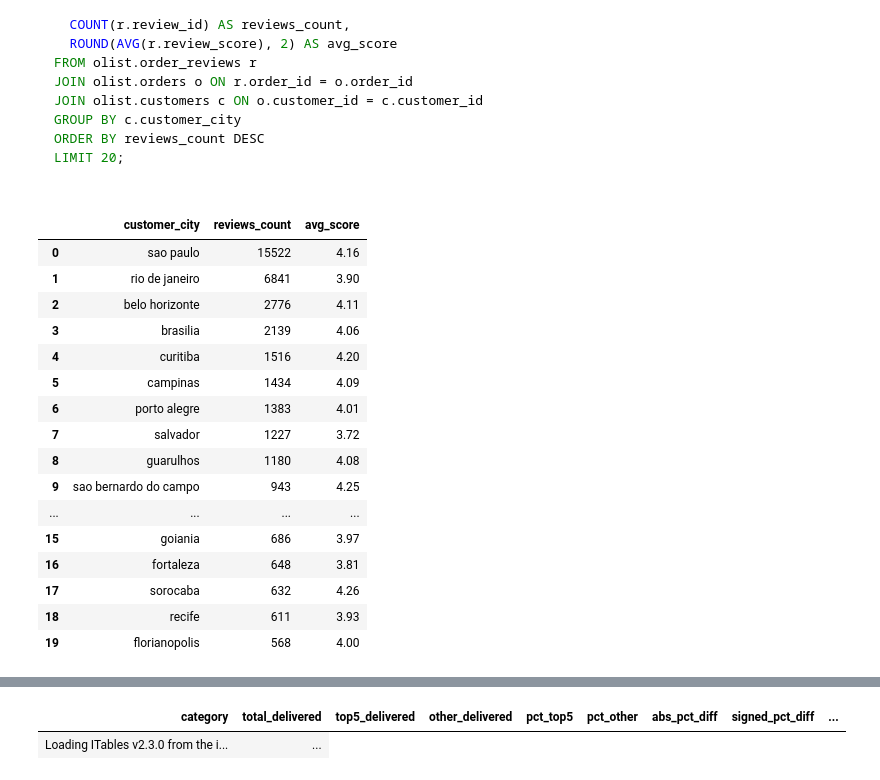
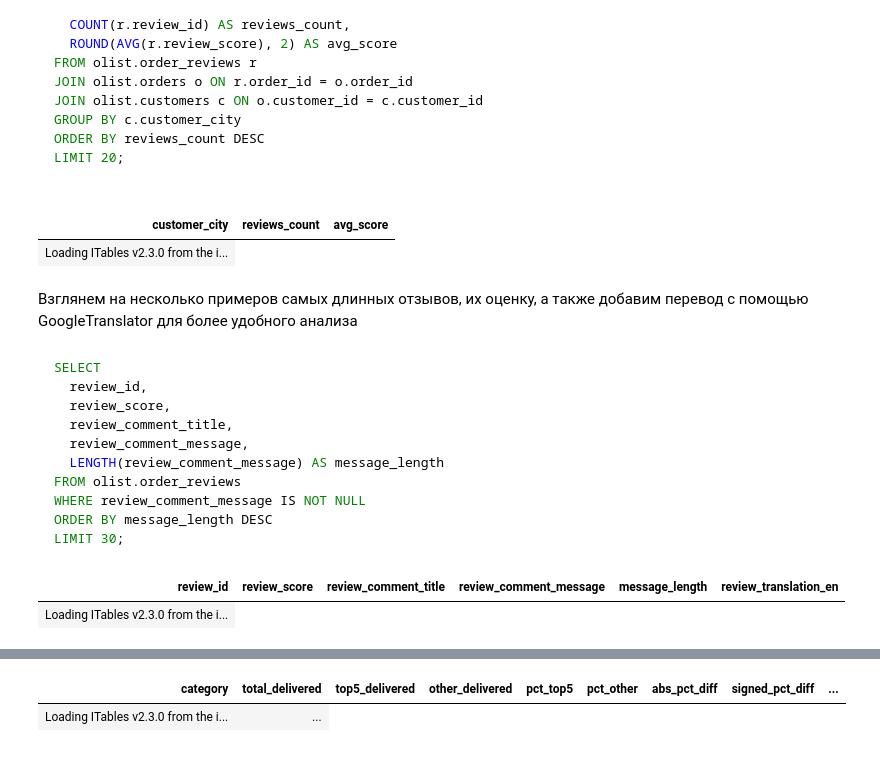
Before and after one commit to OPSphystech420/DB_Lab, a Jupyter notebook: lab_work.ipynb, the cells around one changed output, grey strips where cells are left out. Drawn from its saved outputs; the diff is of its cells as text; code cells hidden in the pictures.

````diff
--- a/lab_work.ipynb
+++ b/lab_work.ipynb
@@ -76,7 +84,7 @@ pd.set_option('display.max_rows', None)
 pd.set_option('display.max_columns', None)
 # %%
 # подключаемся к нашей локальной бд
-connection_string = 'postgresql+pg8000://username:password@localhost:port/olist_db'
+connection_string = 'postgresql+pg8000://grimreaper31:Deadpool$1@localhost:5432/olist_db'
 engine = create_engine(connection_string)
 # %% [markdown]
 ---
@@ -475,34 +566,60 @@ LIMIT 20;
 
 ```
 # %%
-display(pd.read_sql(
+show(pd.read_sql(
 """
 SELECT c.customer_city,
   COUNT(r.review_id) AS reviews_count,
   ROUND(AVG(r.review_score), 2) AS avg_score
 FROM olist.order_reviews r
 JOIN olist.orders o ON r.order_id = o.order_id
 JOIN olist.customers c ON o.customer_id = c.customer_id
 GROUP BY c.customer_city
 ORDER BY reviews_count DESC
 LIMIT 20;
 
 """, engine))
 # %% [output]
-|  | customer_city | reviews_count | avg_score |
-| 0 | sao paulo | 15522 | 4.16 |
-| 1 | rio de janeiro | 6841 | 3.90 |
-| 2 | belo horizonte | 2776 | 4.11 |
-| 3 | brasilia | 2139 | 4.06 |
-| 4 | curitiba | 1516 | 4.20 |
-| 5 | campinas | 1434 | 4.09 |
-| 6 | porto alegre | 1383 | 4.01 |
-| 7 | salvador | 1227 | 3.72 |
-| 8 | guarulhos | 1180 | 4.08 |
-| 9 | sao bernardo do campo | 943 | 4.25 |
-| ... | ... | ... | ... |
-| 15 | goiania | 686 | 3.97 |
-| 16 | fortaleza | 648 | 3.81 |
-| 17 | sorocaba | 632 | 4.26 |
-| 18 | recife | 611 | 3.93 |
-| 19 | florianopolis | 568 | 4.00 |
+| customer_city | reviews_count | avg_score |
+| Loading ITables v2.3.0 from the i... |
+# %% [markdown]
+Взглянем на несколько примеров самых длинных отзывов, их оценку, а также добавим перевод с помощью GoogleTranslator для более удобного анализа
+# %% [markdown]
+```sql
+SELECT
+  review_id,
+  review_score,
+  review_comment_title,
+  review_comment_message,
+  LENGTH(review_comment_message) AS message_length
+FROM olist.order_reviews
+WHERE review_comment_message IS NOT NULL
+ORDER BY message_length DESC
+LIMIT 30;
+```
+# %%
+from deep_translator import GoogleTranslator
+
+df = pd.read_sql(
+"""
+SELECT
+  review_id,
+  review_score,
+  review_comment_title,
+  review_comment_message,
+  LENGTH(review_comment_message) AS message_length
+FROM olist.order_reviews
+WHERE review_comment_message IS NOT NULL
+ORDER BY message_length DESC
+LIMIT 30;
+""", engine)
+
+# добавим перевод каждого отзыва с португальского на английский
+translator = GoogleTranslator(source='auto', target='en')
+df['review_translation_en'] = df['review_comment_message']\
+    .apply(lambda txt: translator.translate(txt))
+
+show(df)
+# %% [output]
+| review_id | review_score | review_comment_title | review_comment_message | message_length | review_translation_en |
+| Loading ITables v2.3.0 from the i... |
````
Also changed, not shown: parts of 74 cells of this notebook, 27 other files.
